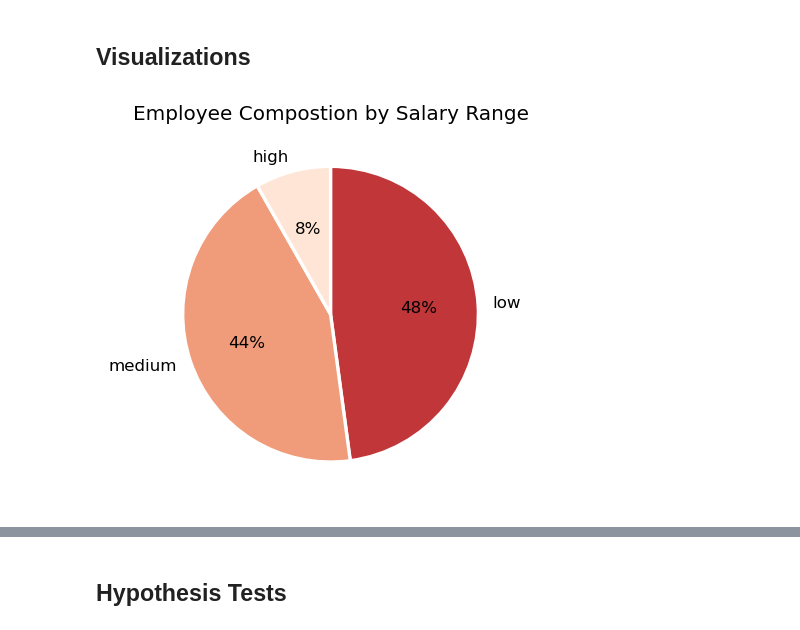
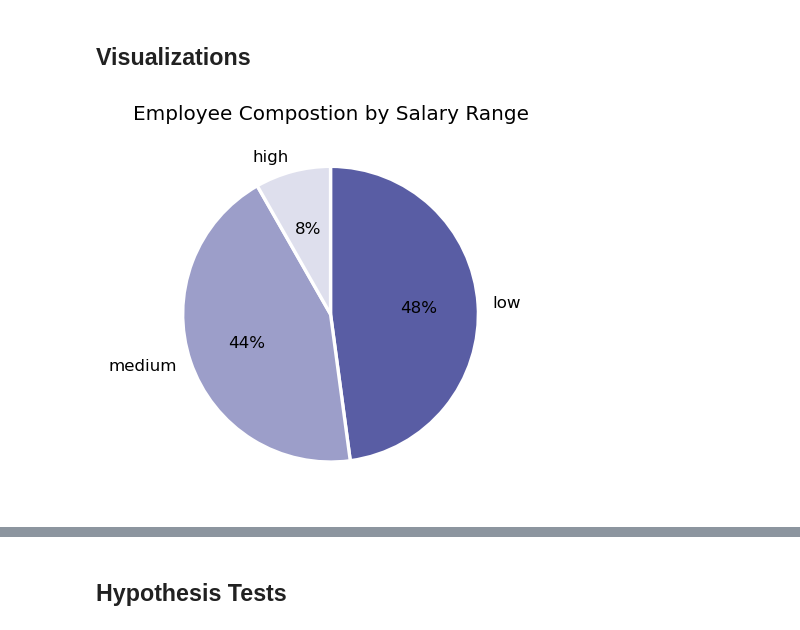
Before and after one commit to SameeckBhatia/Salifort-EDP, a Jupyter notebook: notebook.ipynb, the cells around one changed output, grey strips where cells are left out. Cells and saved outputs as stored; diff of their text form; code cells hidden in the pictures.

```diff
--- a/notebook.ipynb
+++ b/notebook.ipynb
@@ -175,14 +178,14 @@ Name: std, dtype: float64
 # %%
 temp_df = df["salary"].value_counts()
 
 fig, ax = plt.subplots(figsize=(4, 4), dpi=120)
 ax.pie(temp_df, labels=temp_df.index, autopct="%1.0f%%", counterclock=False,
-       colors=sns.color_palette("RdGy"),
+       colors=["#595DA4", "#9C9EC9", "#DEDFED"],
        startangle=90, wedgeprops={"edgecolor": "white", "linewidth": 2})
 plt.title("Employee Compostion by Salary Range")
 plt.show()
 # %% [output]
-[figure, old version]
+[figure, new version]
 # %%
 cols = ["avg_monthly_hours", "performance"]
 temp_df = df[cols].groupby("avg_monthly_hours").mean().reset_index()
```
Also changed, not shown: parts of 15 cells of this notebook.
